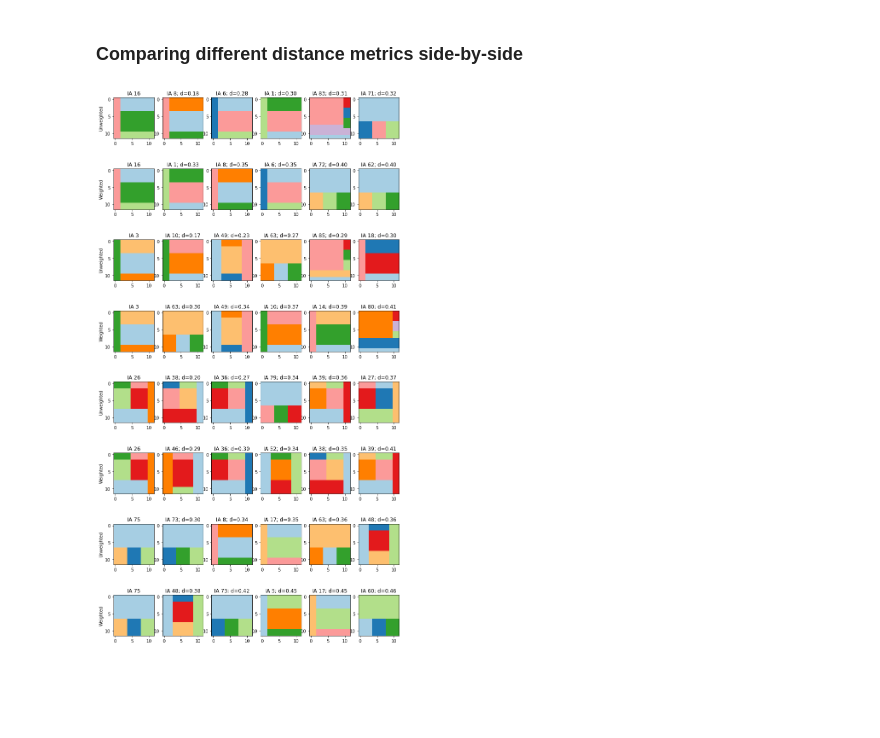
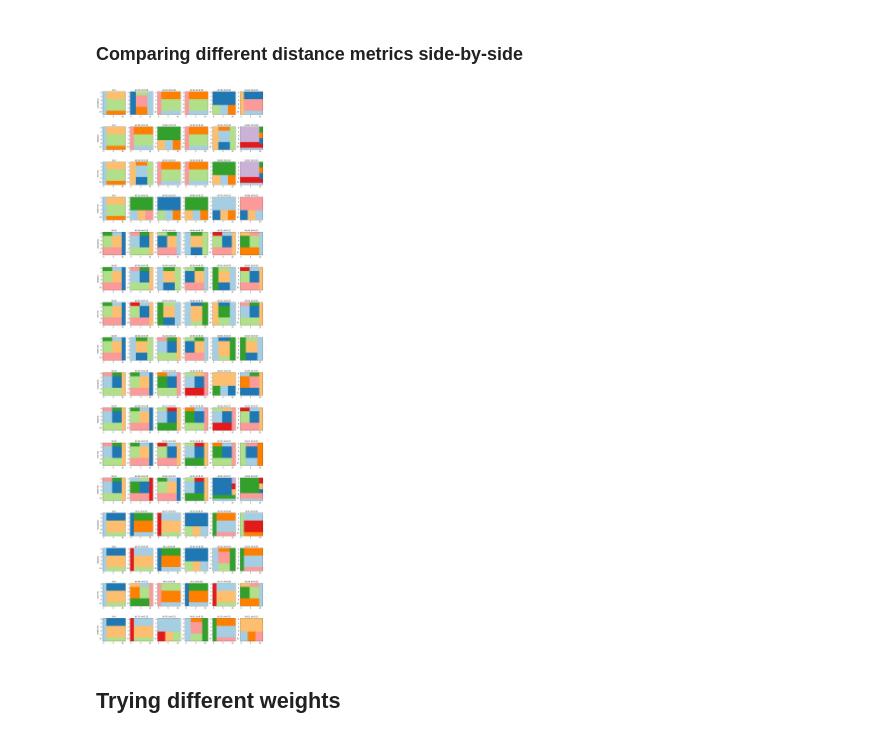
Before and after one commit to benlevyx/interpretable-ml, a Jupyter notebook: notebooks/info_arch_tree_similarity.ipynb, the cells around one changed output. Cells and saved outputs as stored; diff of their text form; code cells hidden in the pictures; blank space fills up the shorter version.

Commit message:
Updating depth

```diff
--- a/notebooks/info_arch_tree_similarity.ipynb
+++ b/notebooks/info_arch_tree_similarity.ipynb
@@ -207,7 +207,7 @@ len(treemaps)
 # %% [output]
 100
 # %%
-fig, axs = plt.subplots(5, 4, figsize=(5 * 3, 4 * 3))
-for treemap, ax in zip(treemaps, axs.flat):
+fig, axs = plt.subplots(1, 5, figsize=(5 * 3, 1 * 3))
+for treemap, ax in zip(treemaps[::20], axs.flat):
     plot_treemap(treemap, ax=ax)
 # %% [output]
@@ -244,0 +245,16 @@ plt.imshow(distances_weighted - distances, cmap='Reds', vmax=1.);
+# %%
+weights2 = np.array([1, 0, 0])
+distances_size_only = compute_distances(info_archs, distance_func=weighted_distance, args=(weights2,))
+distances_size_only /= distances_size_only.max()
+# %%
+weights3 = np.array([0, 0, 1])
+distances_depth_only = compute_distances(info_archs, distance_func=weighted_distance, args=(weights3,))
+distances_depth_only /= distances_depth_only.max()
+# %%
+fig, axs = plt.subplots(2, 2, figsize=(16, 16))
+for dist_mat, ax, title in zip([distances, distances_weighted, distances_size_only, distances_depth_only],
+                               axs.flat,
+                               ['Raw', 'Weighted', 'Size only', 'Depth only']):
+    ax.imshow(dist_mat, cmap='Reds', vmax=1.)
+    ax.set_title(title)
+plt.show()
@@ -285,18 +303,20 @@ for i, db_idx in enumerate(chosen_dbs):
 ### Comparing different distance metrics side-by-side
 # %%
 # Plotting 6 most similar
-fig, axs = plt.subplots(8, 6, figsize=(4 * 3, 6 * 4))
+fig, axs = plt.subplots(16, 6, figsize=(6 * 3, 16 * 4))
 for i, db_idx in enumerate(chosen_dbs):
-    for (j, dist_matrix), ylab in zip(enumerate([distances, distances_weighted]),
-                                ['Unweighted', 'Weighted']):
-        plot_treemap(treemaps[db_idx], ax=axs[i*2 + j, 0])
-        axs[i*2 + j, 0].set_title(f"IA {db_idx}")
-        axs[i*2 + j, 0].set_ylabel(ylab)
+    for (j, dist_matrix), ylab in zip(enumerate([distances, distances_weighted, distances_size_only, distances_depth_only]),
+                                      ['Unweighted', 'Weighted', 'Size only', 'Depth only']):
+        plot_treemap(treemaps[db_idx], ax=axs[i*4 + j, 0])
+        axs[i*4 + j, 0].set_title(f"IA {db_idx}")
+        axs[i*4 + j, 0].set_ylabel(ylab)
 
         dists = dist_matrix[db_idx]
         closest_dbs = np.argsort(dists)[1:6]
         for k, db in enumerate(closest_dbs):
-            plot_treemap(treemaps[db], ax=axs[i*2 + j, k + 1])
-            axs[i*2 + j, k + 1].set_title(f"IA {db}; d={dists[db]:.2f}")
+            plot_treemap(treemaps[db], ax=axs[i*4 + j, k + 1])
+            axs[i*4 + j, k + 1].set_title(f"IA {db}; d={dists[db]:.2f}")
 # %% [output]
-[figure, old version]
+[figure, new version]
+# %% [markdown]
+## Trying different weights
```
Also changed, not shown: parts of 15 cells of this notebook, 1 other file.
